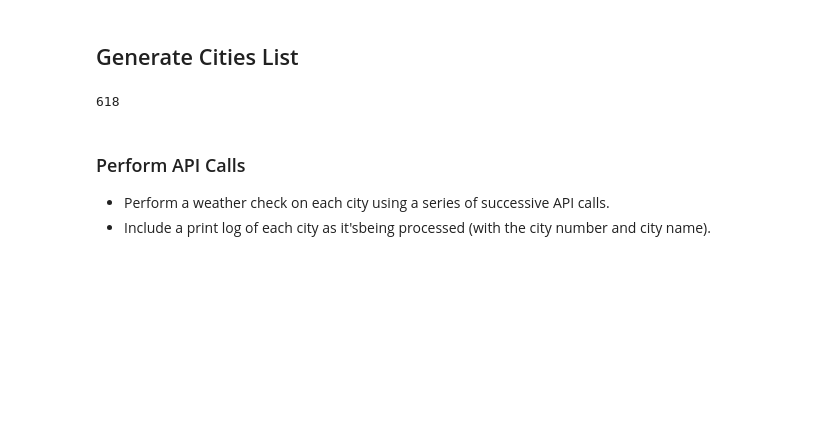
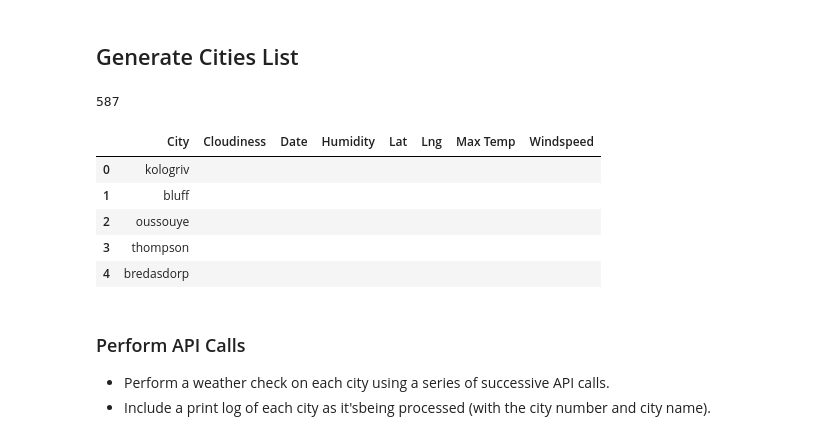
Before and after one commit to Jenkir/Visualizing-Global-Weather-Using-Python-and-APIs, a Jupyter notebook: WeatherPy.ipynb, the cells around one changed output. Drawn from its saved outputs; the diff is of its cells as text; code cells hidden in the pictures; blank space fills up the shorter version.

```diff
--- a/WeatherPy.ipynb
+++ b/WeatherPy.ipynb
@@ -38,9 +32,10 @@ set_one = 1
 # %%
 # List for holding lat_lngs and cities;
 #the np.random.seed is used to keep the same set of random items ex. np.random.seed(42) will keep the same 42 cities
-np.random.seed(500) #UNCOMMENT/CHECK THIS WHEN READY TO RUN
+#np.random.seed(500) #UNCOMMENT/CHECK THIS WHEN READY TO RUN
 lat_lngs = []
 cities = []
+countries = []
 
 # Create a set of random lat and lng combinations
 #  random.uniform(low=0.0, high = 1.0, size=None); draws samples from a random distribution
@@ -51,15 +46,30 @@ lat_lngs = zip(lats, lngs)
 # Identify nearest city for each lat, lng combination
 for lat_lng in lat_lngs:
     city = citipy.nearest_city(lat_lng[0], lat_lng[1]).city_name
-
-    # If the city is unique, then add it to a our cities list
+    #country = citypy.nearest_city(lat_lng[0], lat_lng[1]).country_code
+    # If the city is unique, then add it to our cities list
     if city not in cities:
         cities.append(city)
 
+
 # Print the city count to confirm sufficient count
-len(cities)
+print(len(cities))
 # %% [output]
-618
+587
+# %%
+#Create a dataframe to store the data
+city_weather = pd.DataFrame({'City': cities, 'Cloudiness': "", 'Date': "",
+                            'Humidity': "", 'Lat': "", 'Lng': "", 'Max Temp': "", 'Windspeed': ""})
+
+#Preview the dataframe
+city_weather.head()
+# %% [output]
+|  | City | Cloudiness | Date | Humidity | Lat | Lng | Max Temp | Windspeed |
+| 0 | kologriv |  |  |  |  |  |  |  |
+| 1 | bluff |  |  |  |  |  |  |  |
+| 2 | oussouye |  |  |  |  |  |  |  |
+| 3 | thompson |  |  |  |  |  |  |  |
+| 4 | bredasdorp |  |  |  |  |  |  |  |
 # %% [markdown]
 ### Perform API Calls
 * Perform a weather check on each city using a series of successive API calls.
```
Also changed, not shown: parts of 5 cells of this notebook.
